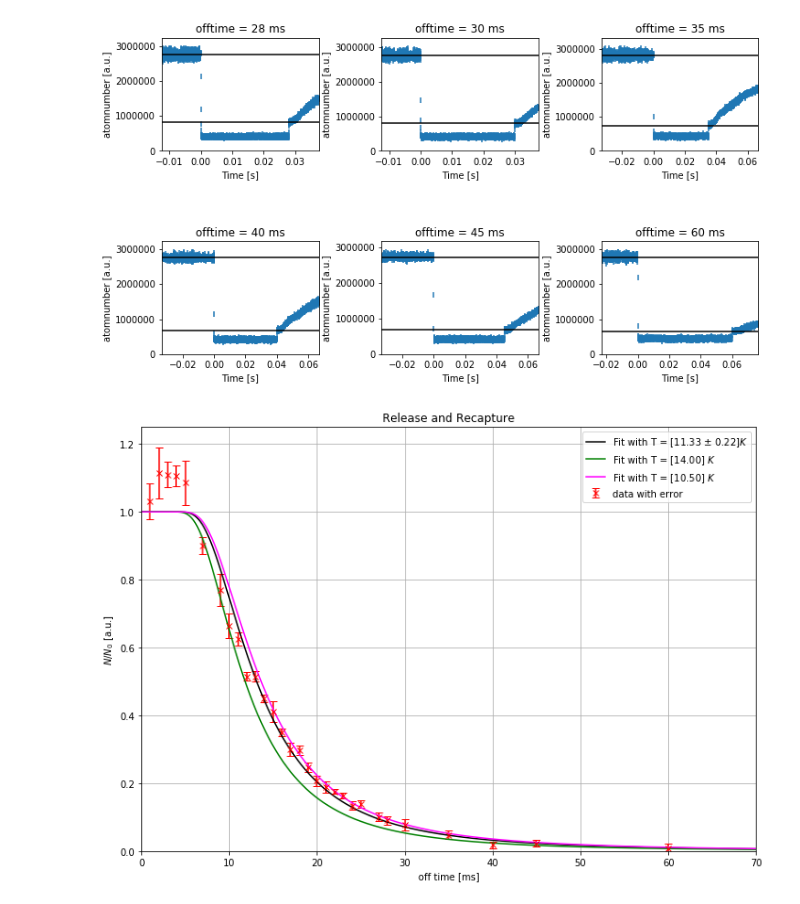
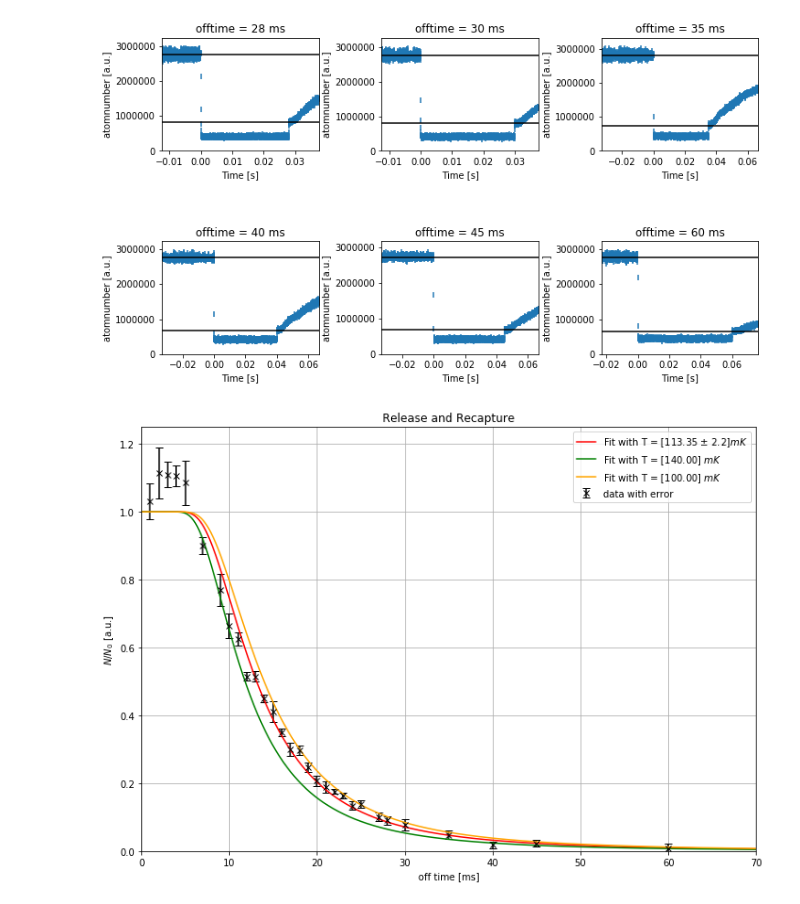
Before and after one commit to anananlyjlyj/physics-FP-Uni-HD, a Jupyter notebook: F20 Magneto-optical Trap/Part III.ipynb, the cells around one changed output. Drawn from its saved outputs; the diff is of its cells as text; code cells hidden in the pictures.

```diff
--- a/F20 Magneto-optical Trap/Part III.ipynb
+++ b/F20 Magneto-optical Trap/Part III.ipynb
@@ -166,34 +166,34 @@ for i in enumerate(off):
 # %%
 #Capture and Release Scatter and Fit
 #calaculating ratio N(t)/N(0) with subtracting better background esimation
 #better background estimation WITH laser from Part II -> V_out = 0.0524 +/- 0.0017
 n_b=conversion(0.0524)
 n_bf=conversion(0.0017)
 np.seterr(divide='ignore', invalid='ignore') #ignoring Runtimewarning
 ratio = (n1_mean[:,0]-n_b)/(n0_mean[:,0]-n_b)
 ratio_f = np.sqrt((n1_mean[:,1]/(n0_mean[:,0]-n_b))**2+
                   ((n1_mean[:,0]-n_b)*n0_mean[:,1]/(n0_mean[:,0]-n_b)**2)**2+
                   ((n1_mean[:,0]-n_b)*n_bf/(n0_mean[:,0]-n_b)**2)**2)
 #making the fit for Relase and Capture
 i=0 #values left out at the start
 j=-1 #left values at the end
 temp, tempf = curve_fit(capReal,t_d[i:j],ratio[i:j],sigma=ratio_f[i:j],bounds=(1e-10,500))
 #scattering taken datapoints
 x=np.linspace(0,70,1000)
-plt.errorbar(t_d,ratio,yerr=ratio_f,fmt='rx',capsize=4,label='data with error')
-plt.plot(x,capReal(x,*temp),'k',label='Fit with T = ['+str(np.round(temp[0],2))+' $\pm$ '+
-        str(np.round(np.sqrt(tempf[0][0]),2))+']$ K$')
-plt.plot(x,capReal(x,14),color='green',label='Fit with T = [14.00] $ K$')
-plt.plot(x,capReal(x,10.5),color='magenta',label='Fit with T = [10.50] $ K$')
+plt.errorbar(t_d,ratio,yerr=ratio_f,fmt='kx',capsize=4,label='data with error')
+plt.plot(x,capReal(x,*temp),'r',label='Fit with T = ['+str(np.round(temp[0]*1e3,2))+' $\pm$ '+
+        str(np.round(np.sqrt(tempf[0][0])*1e3,2))+']$mK$')
+plt.plot(x,capReal(x,0.14),color='green',label='Fit with T = [140.00] $mK$')
+plt.plot(x,capReal(x,0.100),color='orange',label='Fit with T = [100.00] $mK$')
 #cosmetics
 plt.xlabel('off time [ms]')
 plt.ylabel('$N/N_{0}$ [a.u.]')
 plt.legend(loc='upper right')
 plt.xlim(0,70)
 plt.ylim(0,1.25)
 plt.grid(True)
 plt.title('Release and Recapture')
 plt.gcf().set_size_inches(11.69, 8.27)
 plt.show()
 # %% [output]
-[figure, old version]
+[figure, new version]
```
Also changed, not shown: parts of 1 cell of this notebook, 1 other file.
